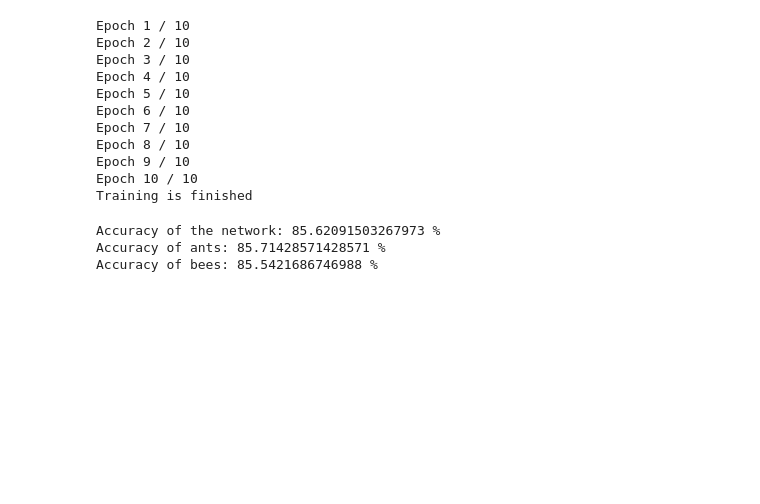
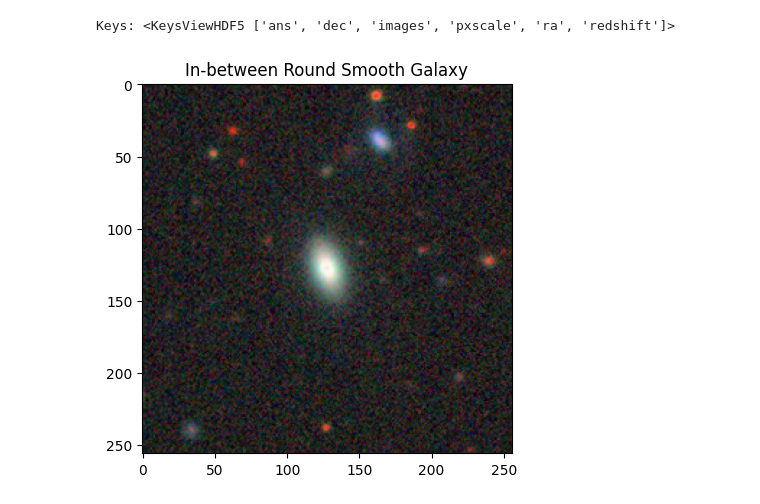
Before and after one commit to eMasov/QNN-mentor-project, a Jupyter notebook: main.ipynb, the cells around one changed output. Drawn from its saved outputs; the diff is of its cells as text; code cells hidden in the pictures; blank space fills up the shorter version.

```diff
--- a/main.ipynb
+++ b/main.ipynb
@@ -209,20 +20,37 @@ optimizer_hybrid = optim.Adam(model_hybrid.fc.parameters(), lr=lr_step)
-# %%
-model_hybrid = train(model_hybrid, train_loader, criterion, optimizer_hybrid, num_epochs=10)
-# %% [output]
-Epoch 1 / 10
-Epoch 2 / 10
-Epoch 3 / 10
-Epoch 4 / 10
-Epoch 5 / 10
-Epoch 6 / 10
-Epoch 7 / 10
-Epoch 8 / 10
-Epoch 9 / 10
-Epoch 10 / 10
-Training is finished
-# %%
-predict(model_hybrid, test_loader, batch_size=batch_size)
-# %% [output]
-Accuracy of the network: 85.62091503267973 %
-Accuracy of ants: 85.71428571428571 %
-Accuracy of bees: 85.5421686746988 %
+# %%
+with h5py.File('Galaxy10_DECals.h5', 'r') as file:
+    images = np.array(file['images'])
+    labels = np.array(file['ans'])
+    dec = np.array(file['dec'])
+    pxscale = np.array(file['pxscale'])
+    re = np.array(file['ra'])
+    redshift = np.array(file['redshift'])
+    print("Keys: %s" % file.keys())
+
+#images, labels - галактики и их классы, dec, pxscale, re, redshift вряд ли пригодятся
+# %% [output]
+Keys: <KeysViewHDF5 ['ans', 'dec', 'images', 'pxscale', 'ra', 'redshift']>
+# %%
+classes = {
+            0: "Disturbed Galaxy",
+            1: "Merging Galaxy",
+            2: "Round Smooth Galaxy",
+            3: "In-between Round Smooth Galaxy",
+            4: "Cigar Shaped Smooth Galaxy",
+            5: "Barred Spiral Galaxy",
+            6: "Unbarred Tight Spiral Galaxy",
+            7: "Unbarred Loose Spiral Galaxy",
+            8: "Edge-on Galaxy without Bulge",
+            9: "Edge-on Galaxy with Bulge"
+           }
+
+#названия классов
+# %%
+#вывел рандомный снимок
+number = 7605
+numpy_img = images[number]
+plt.title(classes[labels[number]])
+plt.imshow(numpy_img)
+plt.show()
+# %% [output]
+[figure, added]
```
Also changed, not shown: parts of 26 cells of this notebook, 1 other file.
